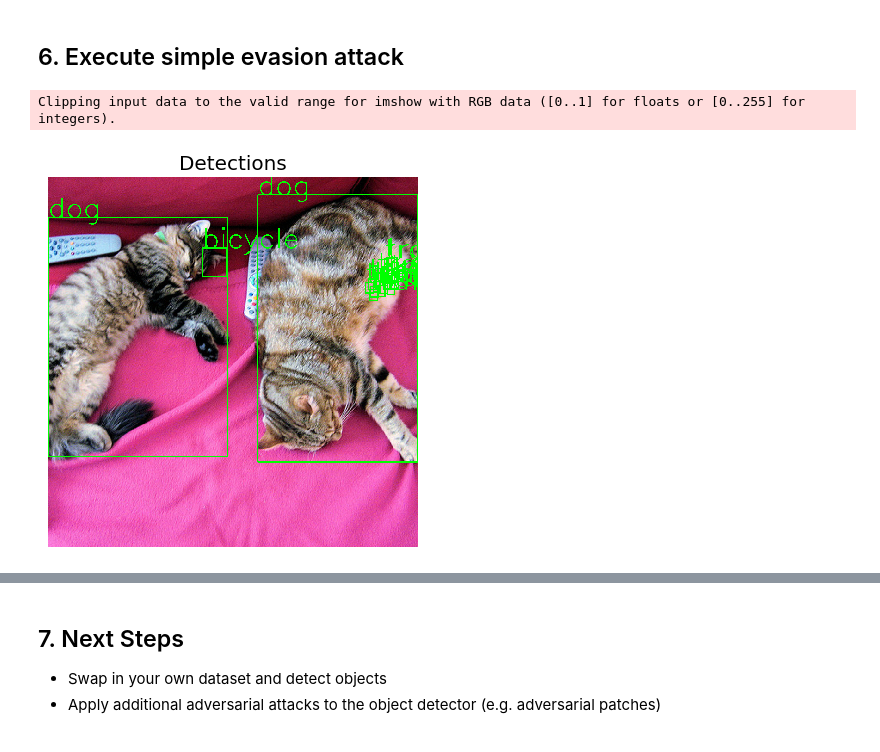
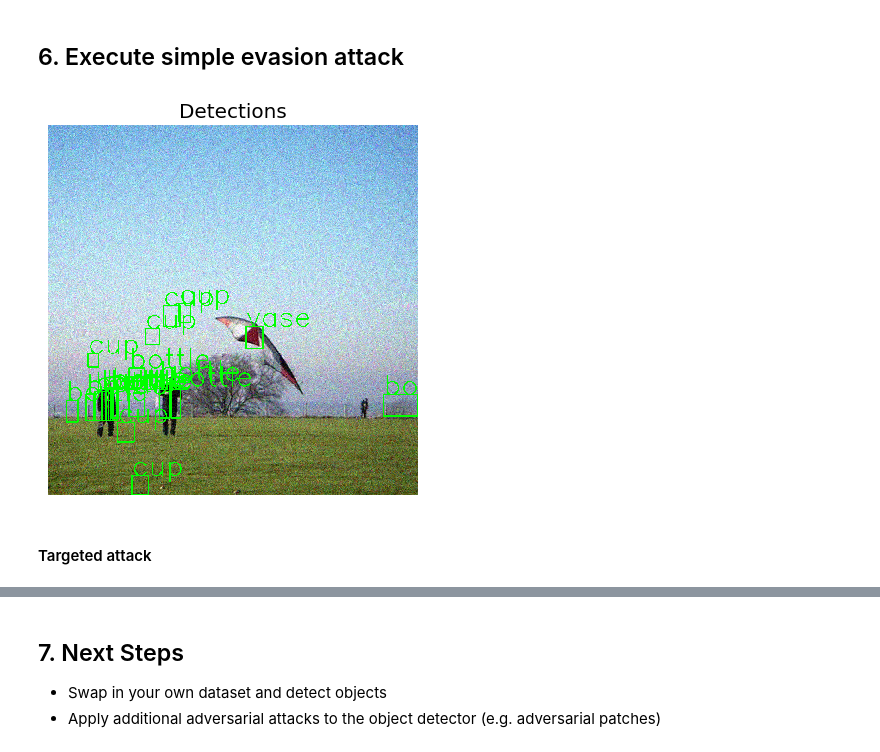
Before and after one commit to IBM/heart-library, a Jupyter notebook: notebooks/5_get_started_object_detection.ipynb, the cells around one changed output, grey strips where cells are left out. Saved outputs shown, nothing was run; the diff lists cells and outputs as text; code cells hidden in the pictures.

```diff
--- a/notebooks/5_get_started_object_detection.ipynb
+++ b/notebooks/5_get_started_object_detection.ipynb
@@ -174,16 +147,42 @@ Clipping input data to the valid range for imshow with RGB data ([0..1] for floa
 # %% [markdown]
 ## 6. Execute simple evasion attack
+# %%
+from typing import Tuple, Dict, Any, Sequence
+from heart_library.estimators.object_detection.pytorch_detr import JaticPyTorchObjectDetectionOutput
+
+class ImageDataset:
+    def __init__(self, images, groundtruth, threshold=0.8):
+        self.images = images
+        self.groundtruth = groundtruth
+        self.threshold = threshold
+
+    def __len__(self)->int:
+        return len(self.data)
+
+    def __getitem__(self, ind: int) -> Tuple[np.ndarray, Sequence[JaticPyTorchObjectDetectionOutput], Dict[str, Any]]:
+        image = self.images.__getitem__(ind)["image"]
+        filtered_detection = self.groundtruth[ind]
+
+        filtered_detection.boxes = filtered_detection.boxes[filtered_detection.scores>self.threshold]
+        filtered_detection.labels = filtered_detection.labels[filtered_detection.scores>self.threshold]
+        filtered_detection.scores = filtered_detection.scores[filtered_detection.scores>self.threshold]
+
+        return (image, filtered_detection, None)
+# %%
+from copy import deepcopy
+
+data_with_gt = ImageDataset(data, deepcopy(detections), threshold=0.5)
+sample_data = torch.utils.data.Subset(data_with_gt, list(range(1)))
+
+attack = JaticAttack(ProjectedGradientDescent(detector, max_iter=50, eps_step=0.01, eps=0.5, targeted=False))
+adv_images, _, _ = attack(sample_data)
 # %%
-attack = JaticAttack(ProjectedGradientDescent(detector, max_iter=50, eps_step=0.001, eps=0.03))
-output = attack.run_attack(coco_images[[0]])
-
-adv_output = detector(output.adversarial_examples)
-for i in range(len(output.adversarial_examples)):
-    pred = {'boxes': adv_output.boxes[i],
-            'scores': adv_output.scores[i],
-            'labels': adv_output.labels[i]}
-    preds_orig = extract_predictions(pred, 0.3)
-    plot_image_with_boxes(img=output.adversarial_examples[i].transpose(1,2,0).copy(), boxes=preds_orig[1], pred_cls=preds_orig[0], title="Detections")
+adv_detections = detector(adv_images)
+for i in range(len(adv_detections)):
+    preds_orig = extract_predictions(adv_detections[i], 0.95)
+    plot_image_with_boxes(img=adv_images[i].transpose(1,2,0).copy(),
+                          boxes=preds_orig[1], pred_cls=preds_orig[0], title="Detections")
 # %% [output]
-Clipping input data to the valid range for imshow with RGB data ([0..1] for floats or [0..255] for integers).
-[figure, old version]
+[figure, new version]
+# %% [markdown]
+#### Targeted attack
```
Also changed, not shown: parts of 8 cells of this notebook, 37 other files.
